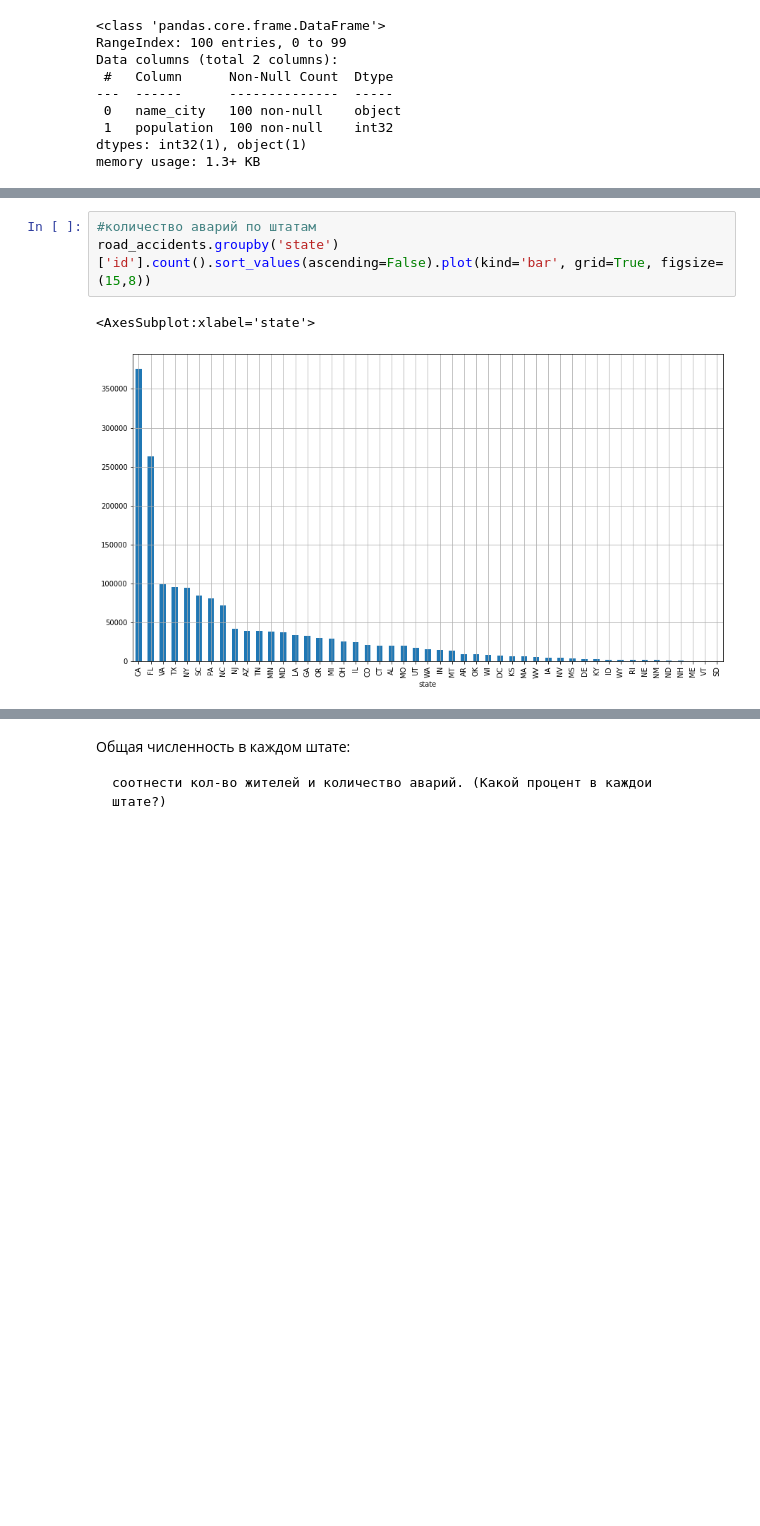
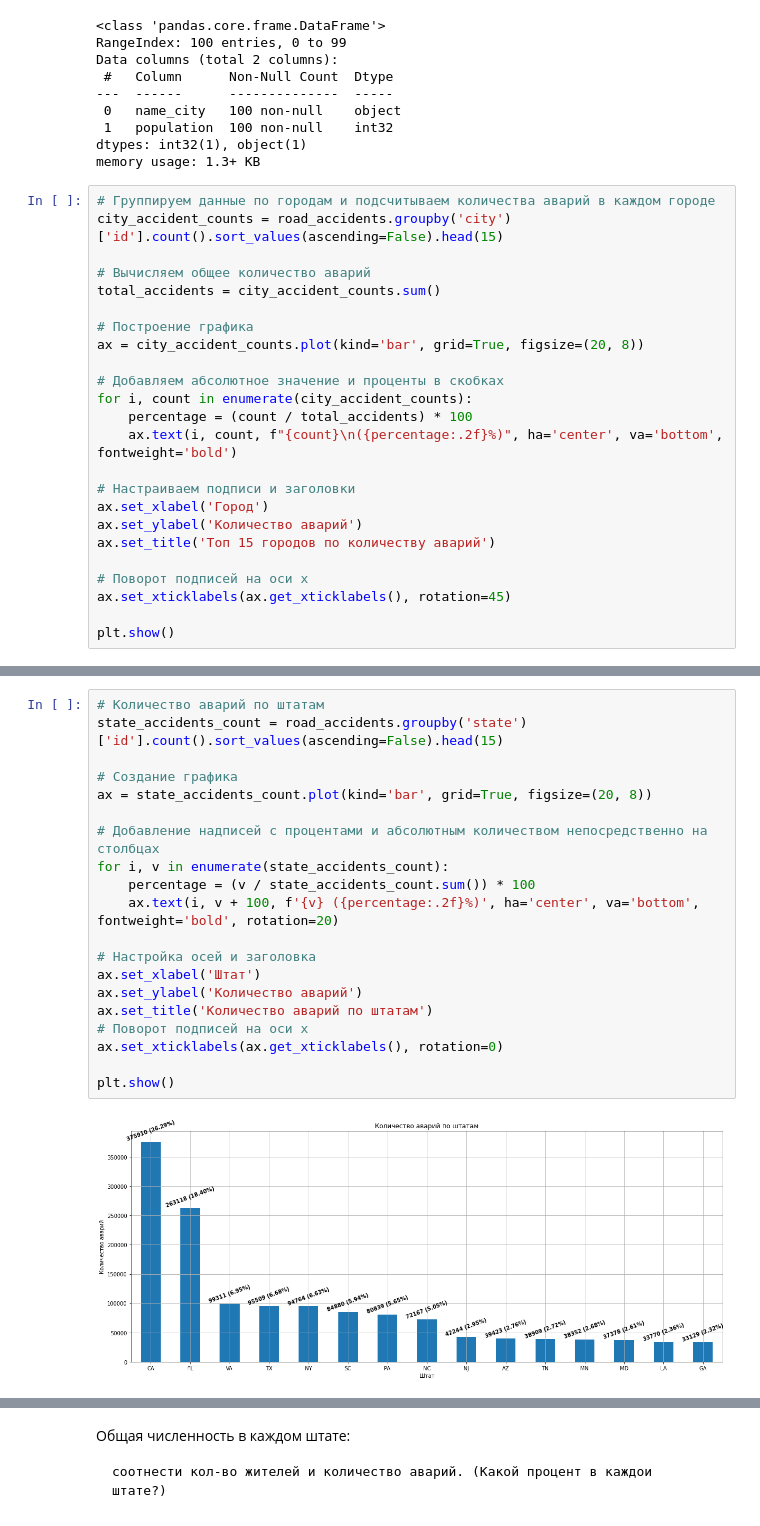
Before and after one commit to Heensz/analysis-of-accident-USA, a Jupyter notebook: анализ данных об авариях в США.ipynb, the cells around one changed output, grey strips where cells are left out. Cells and saved outputs as stored; diff of their text form; blank space fills up the shorter version.

```diff
--- a/анализ данных об авариях в США.ipynb
+++ b/анализ данных об авариях в США.ipynb
@@ -371,3 +385,27 @@ Data columns (total 2 columns):
  1   population  100 non-null    int32
 dtypes: int32(1), object(1)
 memory usage: 1.3+ KB
+# %%
+# Группируем данные по городам и подсчитываем количества аварий в каждом городе
+city_accident_counts = road_accidents.groupby('city')['id'].count().sort_values(ascending=False).head(15)
+
+# Вычисляем общее количество аварий
+total_accidents = city_accident_counts.sum()
+
+# Построение графика
+ax = city_accident_counts.plot(kind='bar', grid=True, figsize=(20, 8))
+
+# Добавляем абсолютное значение и проценты в скобках
+for i, count in enumerate(city_accident_counts):
+    percentage = (count / total_accidents) * 100
+    ax.text(i, count, f"{count}\n({percentage:.2f}%)", ha='center', va='bottom', fontweight='bold')
+
+# Настраиваем подписи и заголовки
+ax.set_xlabel('Город')
+ax.set_ylabel('Количество аварий')
+ax.set_title('Топ 15 городов по количеству аварий')
+
+# Поворот подписей на оси x
+ax.set_xticklabels(ax.get_xticklabels(), rotation=45)
+
+plt.show()
@@ -374,7 +461,23 @@ memory usage: 1.3+ KB
 # %%
-#количество аварий по штатам
-road_accidents.groupby('state')['id'].count().sort_values(ascending=False).plot(kind='bar', grid=True, figsize=(15,8))
+# Количество аварий по штатам
+state_accidents_count = road_accidents.groupby('state')['id'].count().sort_values(ascending=False).head(15)
+
+# Создание графика
+ax = state_accidents_count.plot(kind='bar', grid=True, figsize=(20, 8))
+
+# Добавление надписей с процентами и абсолютным количеством непосредственно на столбцах
+for i, v in enumerate(state_accidents_count):
+    percentage = (v / state_accidents_count.sum()) * 100
+    ax.text(i, v + 100, f'{v} ({percentage:.2f}%)', ha='center', va='bottom', fontweight='bold', rotation=20)
+
+# Настройка осей и заголовка
+ax.set_xlabel('Штат')
+ax.set_ylabel('Количество аварий')
+ax.set_title('Количество аварий по штатам')
+# Поворот подписей на оси x
+ax.set_xticklabels(ax.get_xticklabels(), rotation=0)
+
+plt.show()
 # %% [output]
-<AxesSubplot:xlabel='state'>
-[figure, old version]
+[figure, new version]
 # %% [markdown]
```
Also changed, not shown: parts of 33 cells of this notebook.
